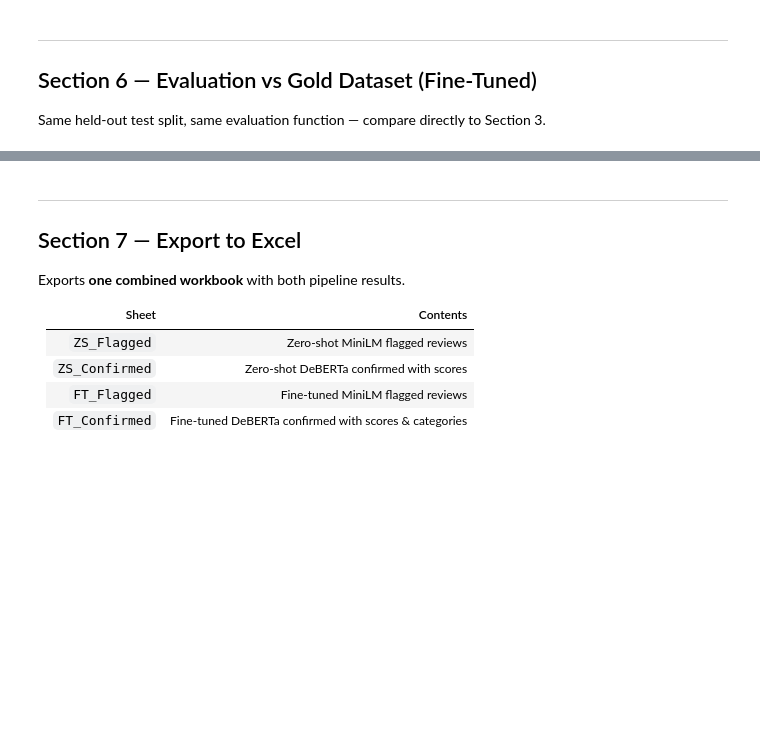
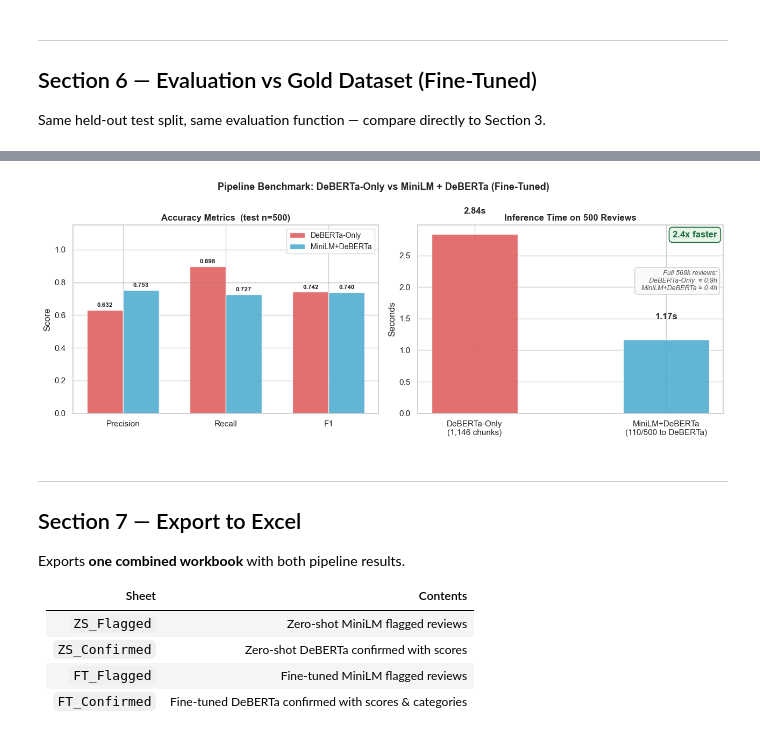
Before and after one commit to clickbytedev/bigdata-amazon-food-review, a Jupyter notebook: food_safety_pipeline_v2.ipynb, the cells around one changed output, grey strips where cells are left out. Drawn from its saved outputs; the diff is of its cells as text; code cells hidden in the pictures; blank space fills up the shorter version.

Commit message:
feat: comparison deberta only and minilm deberta

```diff
--- a/food_safety_pipeline_v2.ipynb
+++ b/food_safety_pipeline_v2.ipynb
@@ -1136,3 +1434,66 @@ F1                 0.0632       0.6892  +0.6260
+# %%
+# ── Visualization: Accuracy & Speed Comparison ───────────────────────
+fig_b, (ax_b1, ax_b2) = plt.subplots(1, 2, figsize=(13, 5))
+
+COLOR_A = '#e05c5c'   # red  = DeBERTa-Only
+COLOR_B = '#4dabce'   # blue = MiniLM+DeBERTa
+
+# --- Left: Accuracy metrics ---
+_keys_b = ['Precision', 'Recall', 'F1']
+_va_b   = [m_bench_a[k] for k in _keys_b]
+_vb_b   = [m_bench_b[k] for k in _keys_b]
+_xb     = np.arange(len(_keys_b))
+_wb     = 0.35
+
+_ba_b = ax_b1.bar(_xb - _wb/2, _va_b, _wb, label='DeBERTa-Only',   color=COLOR_A, alpha=0.88)
+_bb_b = ax_b1.bar(_xb + _wb/2, _vb_b, _wb, label='MiniLM+DeBERTa', color=COLOR_B, alpha=0.88)
+for _b in list(_ba_b) + list(_bb_b):
+    ax_b1.text(_b.get_x() + _b.get_width() / 2, _b.get_height() + 0.012,
+               f'{_b.get_height():.3f}', ha='center', va='bottom', fontsize=8.5, fontweight='bold')
+
+ax_b1.set_xticks(_xb)
+ax_b1.set_xticklabels(_keys_b, fontsize=11)
+ax_b1.set_ylim(0, 1.15)
+ax_b1.set_title(f'Accuracy Metrics  (test n={n_bench})', fontweight='bold', fontsize=12)
+ax_b1.set_ylabel('Score')
+ax_b1.legend(fontsize=10)
+ax_b1.axhline(0.8, color='gray', linestyle='--', linewidth=0.8, alpha=0.6)
+
+# --- Right: Inference time + extrapolation ---
+_pipe_labels = [
+    f'DeBERTa-Only\n({nc_a:,} chunks)',
+    f'MiniLM+DeBERTa\n({n_flag_b}/{n_bench} to DeBERTa)',
+]
+_times  = [t_a, t_b]
+_colors = [COLOR_A, COLOR_B]
+_bt_b   = ax_b2.bar(_pipe_labels, _times, color=_colors, alpha=0.88, width=0.45)
+
+for _b in _bt_b:
+    ax_b2.text(_b.get_x() + _b.get_width() / 2, _b.get_height() + 0.3,
+               f'{_b.get_height():.2f}s', ha='center', va='bottom', fontsize=12, fontweight='bold')
+
+# Speedup label
+ax_b2.text(0.98, 0.97, f'{speedup_bench:.1f}x faster',
+           transform=ax_b2.transAxes, ha='right', va='top',
+           fontsize=12, color='#1a6b3c', fontweight='bold',
+           bbox=dict(boxstyle='round,pad=0.4', facecolor='#e8f5e9', edgecolor='#1a6b3c', linewidth=1.2))
+
+# Extrapolation annotation
+ax_b2.text(0.98, 0.76,
+           f'Full {N_FULL//1000}k reviews:\n  DeBERTa-Only  ≈ {t_a_full_h:.1f}h\n  MiniLM+DeBERTa ≈ {t_b_full_h:.1f}h',
+           transform=ax_b2.transAxes, ha='right', va='top',
+           fontsize=9, color='#555', style='italic',
+           bbox=dict(boxstyle='round,pad=0.4', facecolor='#fafafa', edgecolor='#ccc', linewidth=1))
+
+ax_b2.set_title(f'Inference Time on {n_bench} Reviews', fontweight='bold', fontsize=12)
+ax_b2.set_ylabel('Seconds')
+
+fig_b.suptitle('Pipeline Benchmark: DeBERTa-Only vs MiniLM + DeBERTa (Fine-Tuned)',
+               fontsize=13, fontweight='bold')
+plt.tight_layout()
+plt.show()
+# %% [output]
+[figure, added]
 # %% [markdown]
 ---
 ## Section 7 — Export to Excel
```
Also changed, not shown: parts of 15 cells of this notebook, 6 other files.
